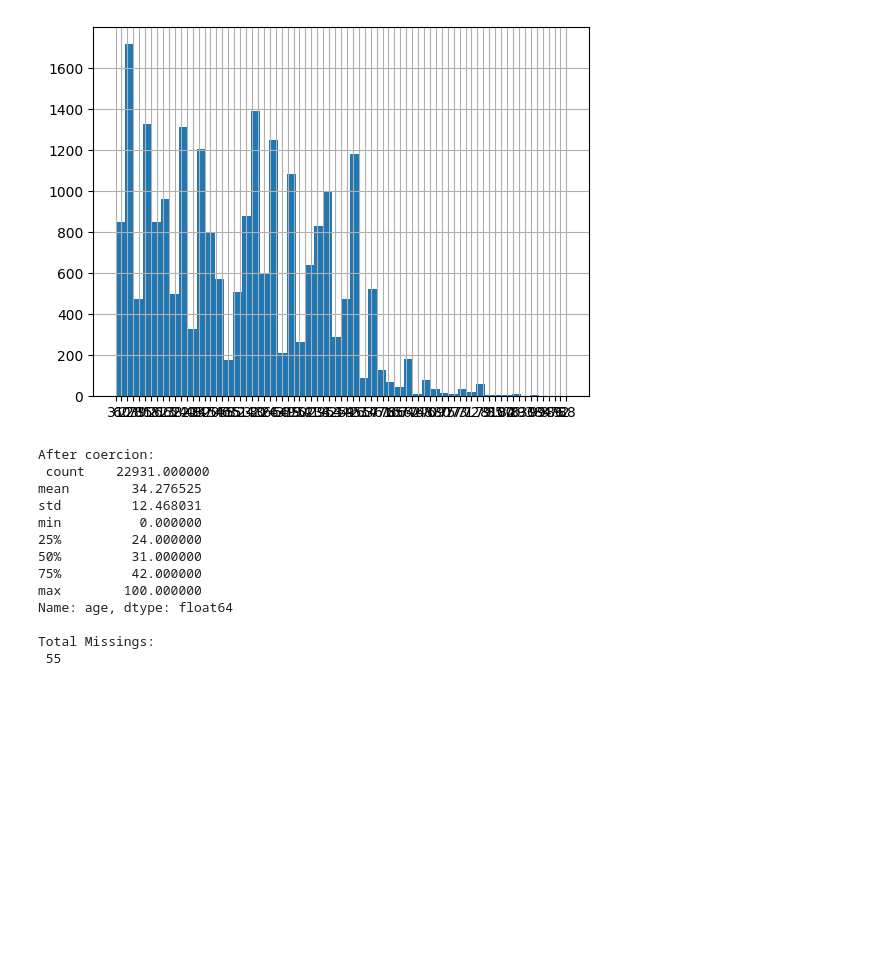
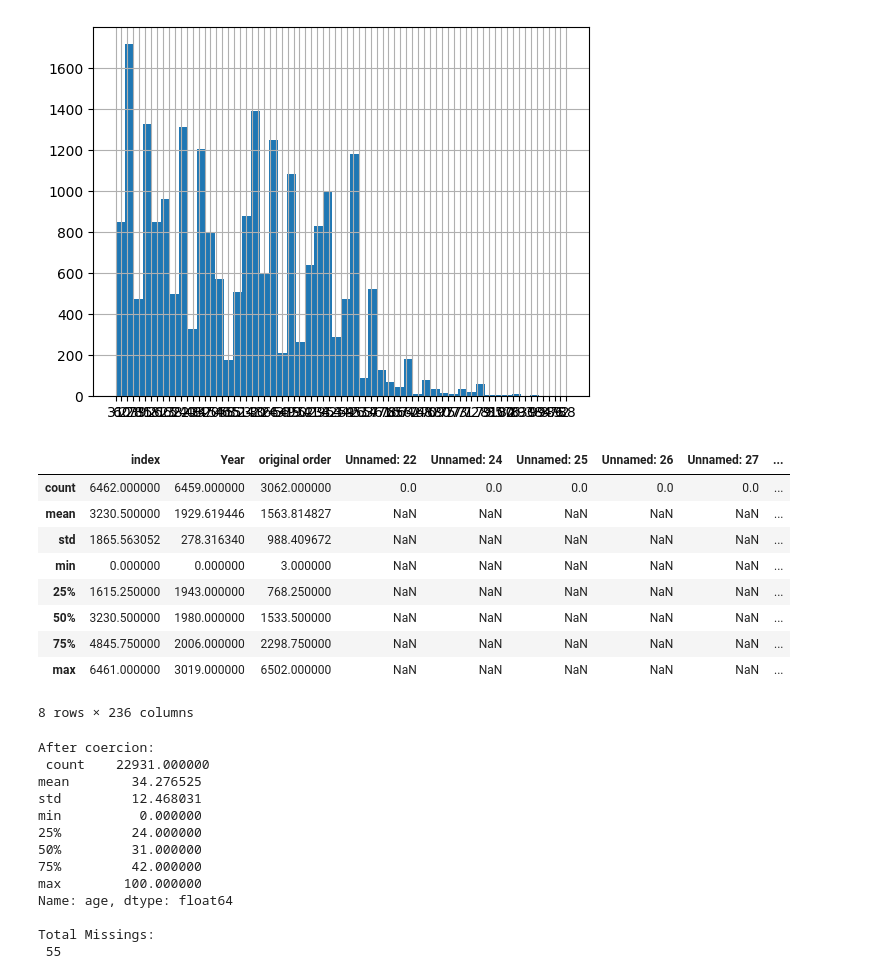
Before and after one commit to ElliotRoosevelt/wrangling, a Jupyter notebook: wrangling.ipynb, the cells around one changed output. Cells and saved outputs as stored; diff of their text form; code cells hidden in the pictures; blank space fills up the shorter version.

```diff
--- a/wrangling.ipynb
+++ b/wrangling.ipynb
@@ -367,6 +367,19 @@ freq        939
 Name: age, dtype: object
 <Axes: >
 [figure]
+# %%
+dfs.describe()
+# %% [output]
+|  | index | Year | original order | Unnamed: 22 | Unnamed: 24 | Unnamed: 25 | Unnamed: 26 | Unnamed: 27 | ... |
+| count | 6462.000000 | 6459.000000 | 3062.000000 | 0.0 | 0.0 | 0.0 | 0.0 | 0.0 | ... |
+| mean | 3230.500000 | 1929.619446 | 1563.814827 | NaN | NaN | NaN | NaN | NaN | ... |
+| std | 1865.563052 | 278.316340 | 988.409672 | NaN | NaN | NaN | NaN | NaN | ... |
+| min | 0.000000 | 0.000000 | 3.000000 | NaN | NaN | NaN | NaN | NaN | ... |
+| 25% | 1615.250000 | 1943.000000 | 768.250000 | NaN | NaN | NaN | NaN | NaN | ... |
+| 50% | 3230.500000 | 1980.000000 | 1533.500000 | NaN | NaN | NaN | NaN | NaN | ... |
+| 75% | 4845.750000 | 2006.000000 | 2298.750000 | NaN | NaN | NaN | NaN | NaN | ... |
+| max | 6461.000000 | 3019.000000 | 6502.000000 | NaN | NaN | NaN | NaN | NaN | ... |
+8 rows × 236 columns
 # %%
 ## Coercing to Numeric
 var = 'age'
```
Also changed, not shown: parts of 15 cells of this notebook.
